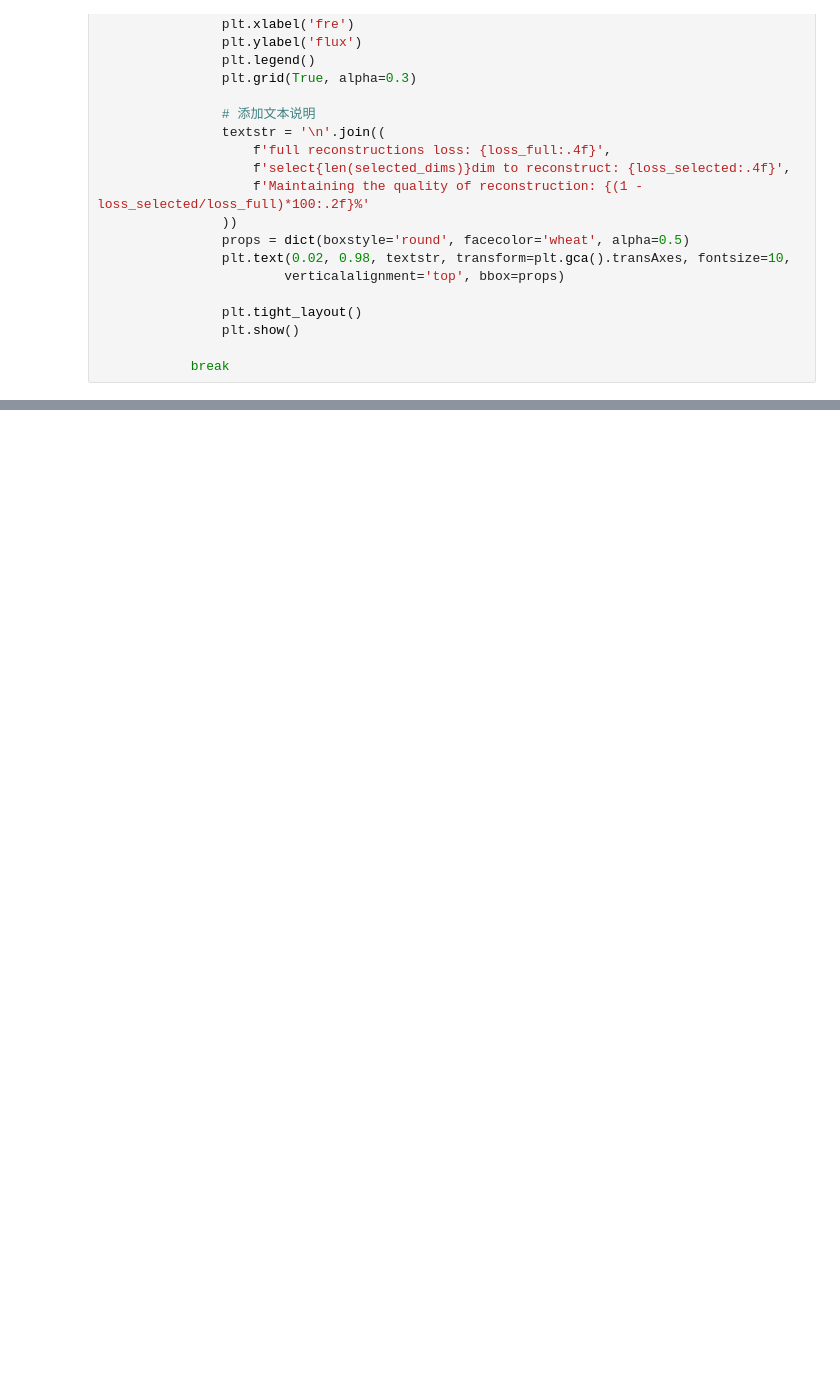
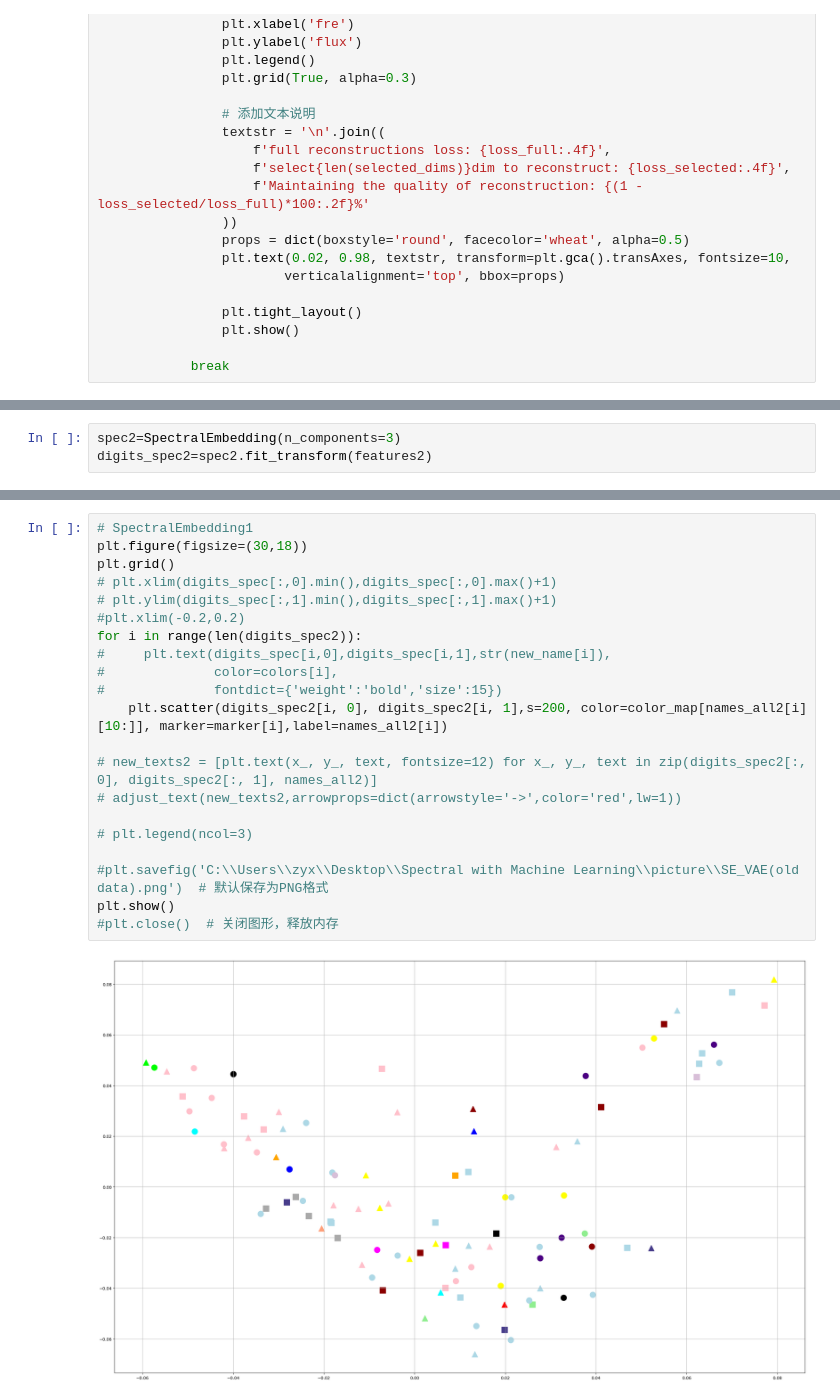
Before and after one commit to Neuvillette-Fontaine/spectrum-with-VAE, a Jupyter notebook: VAE.ipynb, the cells around one changed output, grey strips where cells are left out. Cells and saved outputs as stored; diff of their text form; blank space fills up the shorter version.

```diff
--- a/VAE.ipynb
+++ b/VAE.ipynb
@@ -261,0 +562,3 @@ def compare_reconstructions(model, dataloader, device, selected_dims, num_sample
+# %%
+spec2=SpectralEmbedding(n_components=3)
+digits_spec2=spec2.fit_transform(features2)
@@ -261,0 +614,23 @@ def compare_reconstructions(model, dataloader, device, selected_dims, num_sample
+# %%
+# SpectralEmbedding1
+plt.figure(figsize=(30,18))
+plt.grid()
+# plt.xlim(digits_spec[:,0].min(),digits_spec[:,0].max()+1)
+# plt.ylim(digits_spec[:,1].min(),digits_spec[:,1].max()+1)
+#plt.xlim(-0.2,0.2)
+for i in range(len(digits_spec2)):
+#     plt.text(digits_spec[i,0],digits_spec[i,1],str(new_name[i]),
+#              color=colors[i],
+#              fontdict={'weight':'bold','size':15})
+    plt.scatter(digits_spec2[i, 0], digits_spec2[i, 1],s=200, color=color_map[names_all2[i][10:]], marker=marker[i],label=names_all2[i])
+
+# new_texts2 = [plt.text(x_, y_, text, fontsize=12) for x_, y_, text in zip(digits_spec2[:, 0], digits_spec2[:, 1], names_all2)]
+# adjust_text(new_texts2,arrowprops=dict(arrowstyle='->',color='red',lw=1))
+
+# plt.legend(ncol=3)
+
+#plt.savefig('C:\\Users\\zyx\\Desktop\\Spectral with Machine Learning\\picture\\SE_VAE(old data).png')  # 默认保存为PNG格式
+plt.show()
+#plt.close()  # 关闭图形，释放内存
+# %% [output]
+[figure, added]
```
Also changed, not shown: parts of 14 cells of this notebook.
